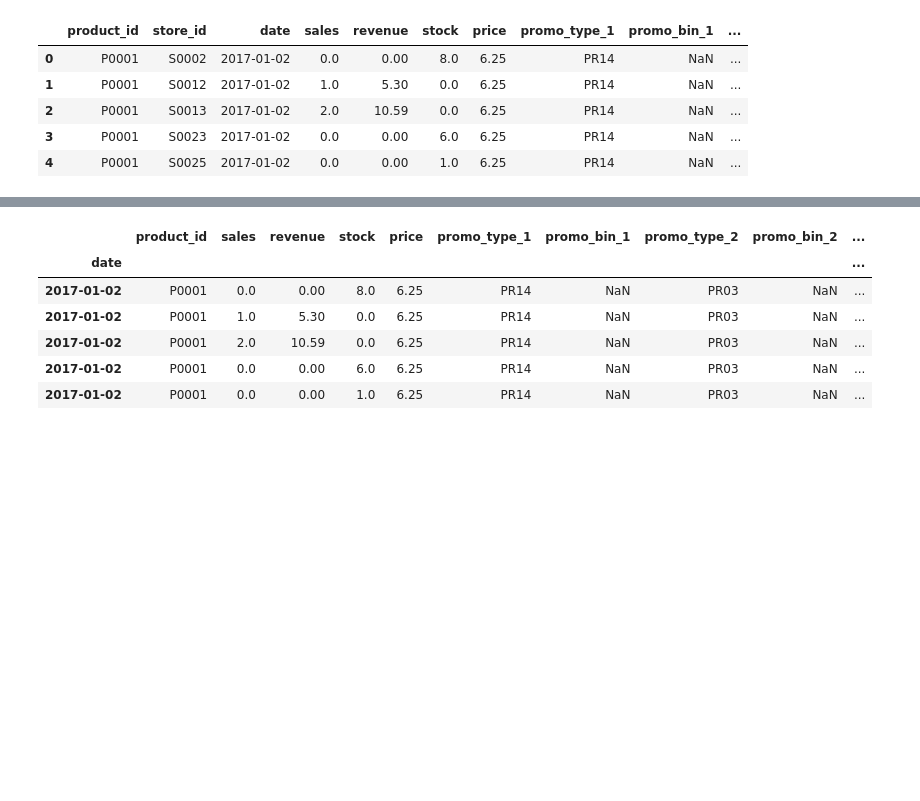
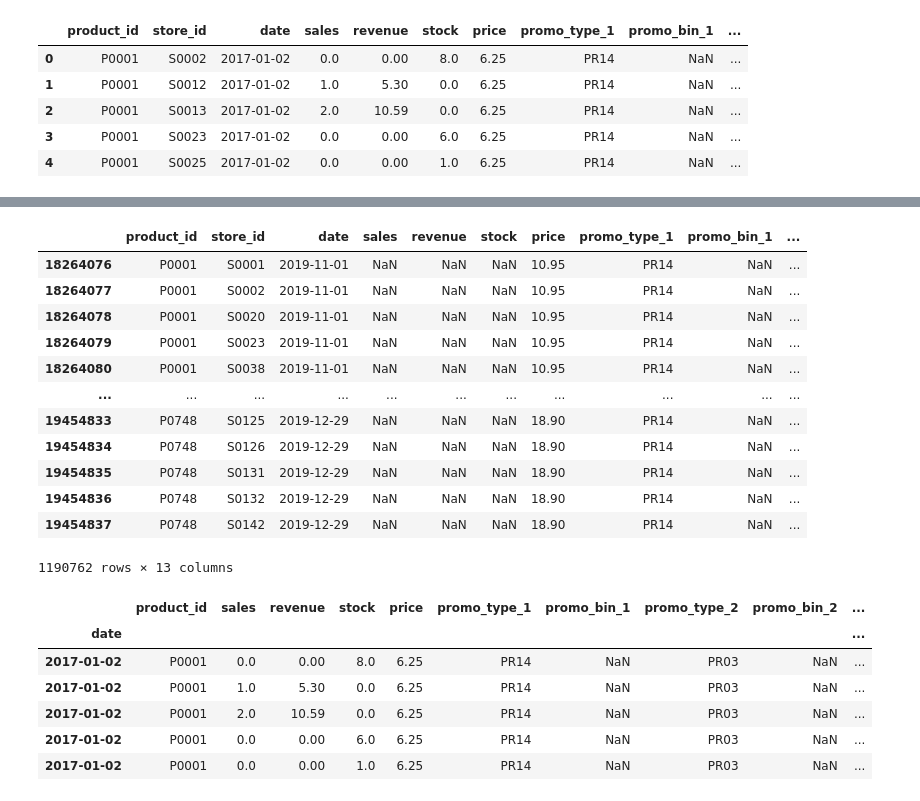
Before and after one commit to MarioJunque/CMI-Automatizado-Optimizado, a Jupyter notebook: projectSales.ipynb, the cells around one changed output, grey strips where cells are left out. Cells and saved outputs as stored; diff of their text form; code cells hidden in the pictures; blank space fills up the shorter version.

```diff
--- a/projectSales.ipynb
+++ b/projectSales.ipynb
@@ -29,3 +45,19 @@ df['date'] =  pd.to_datetime(df['date'])
+# %%
+df[df.date > '2019-10-31']  # primera fecha sin datos en revenue, stock y sales
+# %% [output]
+|  | product_id | store_id | date | sales | revenue | stock | price | promo_type_1 | promo_bin_1 | ... |
+| 18264076 | P0001 | S0001 | 2019-11-01 | NaN | NaN | NaN | 10.95 | PR14 | NaN | ... |
+| 18264077 | P0001 | S0002 | 2019-11-01 | NaN | NaN | NaN | 10.95 | PR14 | NaN | ... |
+| 18264078 | P0001 | S0020 | 2019-11-01 | NaN | NaN | NaN | 10.95 | PR14 | NaN | ... |
+| 18264079 | P0001 | S0023 | 2019-11-01 | NaN | NaN | NaN | 10.95 | PR14 | NaN | ... |
+| 18264080 | P0001 | S0038 | 2019-11-01 | NaN | NaN | NaN | 10.95 | PR14 | NaN | ... |
+| ... | ... | ... | ... | ... | ... | ... | ... | ... | ... | ... |
+| 19454833 | P0748 | S0125 | 2019-12-29 | NaN | NaN | NaN | 18.90 | PR14 | NaN | ... |
+| 19454834 | P0748 | S0126 | 2019-12-29 | NaN | NaN | NaN | 18.90 | PR14 | NaN | ... |
+| 19454835 | P0748 | S0131 | 2019-12-29 | NaN | NaN | NaN | 18.90 | PR14 | NaN | ... |
+| 19454836 | P0748 | S0132 | 2019-12-29 | NaN | NaN | NaN | 18.90 | PR14 | NaN | ... |
+| 19454837 | P0748 | S0142 | 2019-12-29 | NaN | NaN | NaN | 18.90 | PR14 | NaN | ... |
+1190762 rows × 13 columns
 # %%
 # Se establecen las fechas como index y se ordenan
 
```
Also changed, not shown: parts of 10 cells of this notebook.
